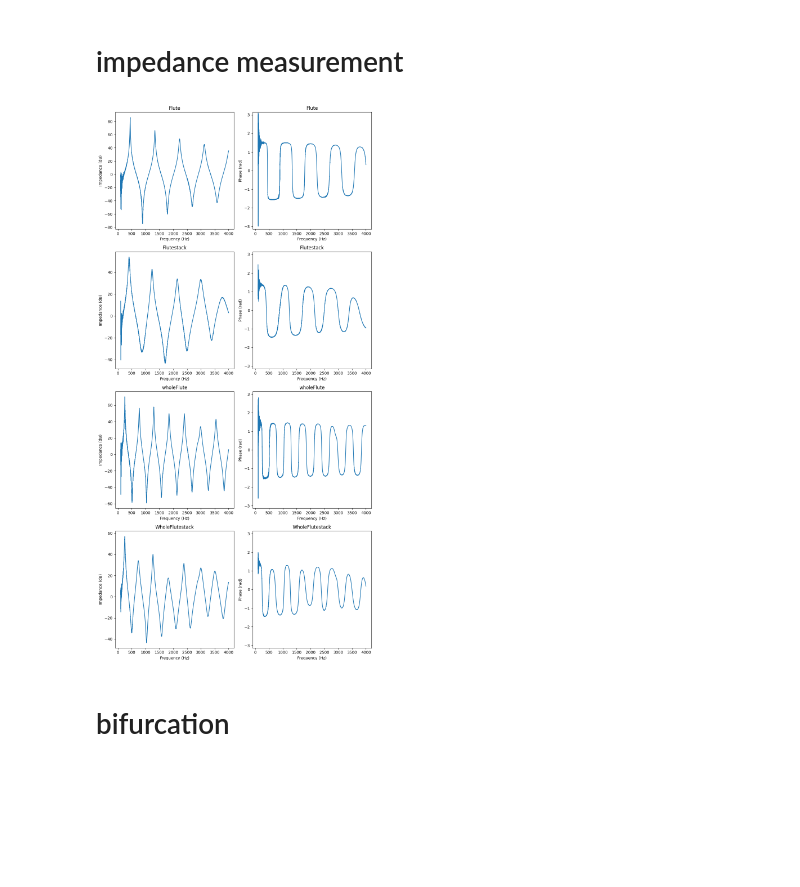
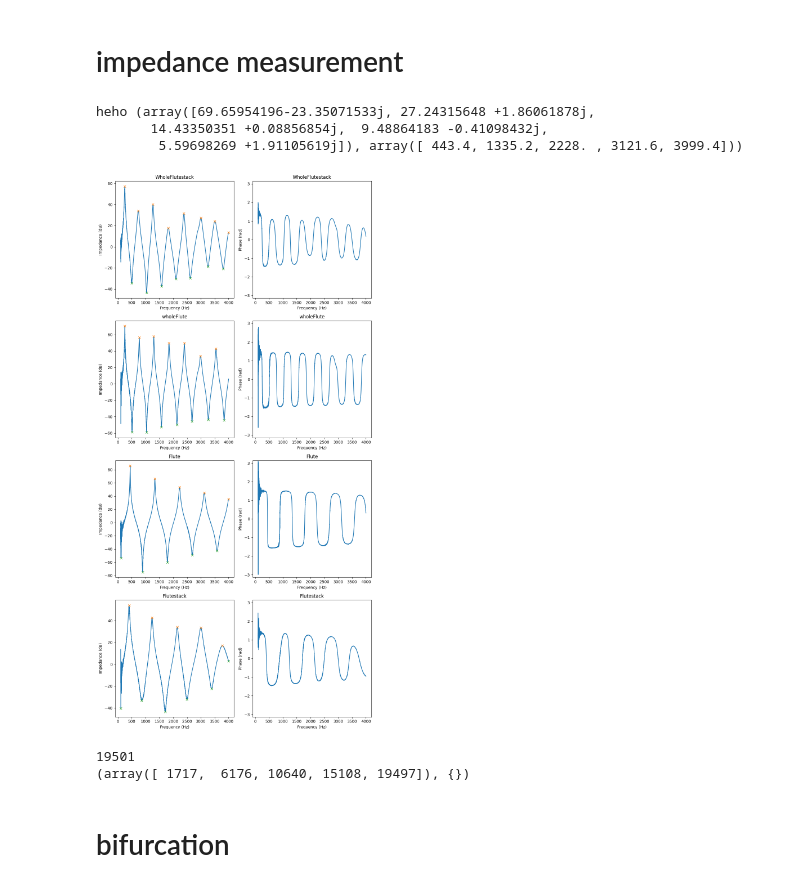
Before and after one commit to kjle/Acoustique-Musicale-TP, a Jupyter notebook: vent/data_analyse.ipynb, the cells around one changed output. Cells and saved outputs as stored; diff of their text form; code cells hidden in the pictures; blank space fills up the shorter version.

Commit message:
find maximas

```diff
--- a/vent/data_analyse.ipynb
+++ b/vent/data_analyse.ipynb
@@ -13,34 +41,89 @@ config = {
+# %%
+## Test function to get local maximas
+
+data = pd.DataFrame(columns=['Freq', 'Impedance'])
+
+path = os.path.join(config['data_folder'], 'Flute', config['file_name'])
+tmp = pd.read_csv(path, sep="\\s+", decimal=',', header=None)
+
+data['Freq'] = tmp.iloc[:, 0]
+data['Impedance'] = tmp.iloc[:, 1] + 1j * tmp.iloc[:, 2]
+
+print( "heho",get_local_maximas(data['Impedance'].to_numpy(),data['Freq'].to_numpy()))
+# %% [output]
+heho (array([69.65954196-23.35071533j, 27.24315648 +1.86061878j,
+       14.43350351 +0.08856854j,  9.48864183 -0.41098432j,
+        5.59698269 +1.91105619j]), array([ 443.4, 1335.2, 2228. , 3121.6, 3999.4]))
 # %%
 subfolders = [f for f in os.listdir(config['data_folder']) if os.path.isdir(os.path.join(config['data_folder'], f))]
 
 N_fig = len(subfolders)
 fig, ax = plt.subplots(N_fig, 2, figsize=(10, 5 * N_fig))
 
 data = pd.DataFrame(columns=['Freq', 'Impedance'])
 
 for idx, subfolder in enumerate(subfolders):
     path = os.path.join(config['data_folder'], subfolder, config['file_name'])
-    tmp = pd.read_csv(path, sep="\s+", decimal=',', header=None)
+    tmp = pd.read_csv(path, sep="\\s+", decimal=',', header=None)
 
     data['Freq'] = tmp.iloc[:, 0]
     data['Impedance'] = tmp.iloc[:, 1] + 1j * tmp.iloc[:, 2]
 
+
     # ax[idx, 0].plot(data['Freq'], np.abs(data['Impedance']))
-    ax[idx, 0].plot(data['Freq'], 20 * np.log(np.abs(data['Impedance'])))
+    ax[idx, 0].plot(data['Freq'], to_db(data['Impedance']))
     ax[idx, 0].set_title(subfolder)
     ax[idx, 0].set_xlabel('Frequency (Hz)')
     ax[idx, 0].set_ylabel('Impedance (dB)')
+
+    max_values,  max_freq = get_local_maximas(data['Impedance'],data['Freq'])
+    min_values,  min_freq = get_local_minimas(data['Impedance'],data['Freq'])
+    ax[idx, 0].plot(max_freq, to_db(max_values), "x")
+    ax[idx, 0].plot(min_freq, to_db(min_values), "x")
 
     ax[idx, 1].plot(data['Freq'], np.angle(data['Impedance']))
     ax[idx, 1].set_title(subfolder)
     ax[idx, 1].set_xlabel('Frequency (Hz)')
     ax[idx, 1].set_ylabel('Phase (rad)')
     ax[idx, 1].set_ylim(-np.pi, np.pi)
 
+
 plt.tight_layout()
 plt.show()
 # %% [output]
-[figure, old version]
+[figure, new version]
+# %%
+from scipy.signal import find_peaks
+
+def get_local_maximas(data, frequences):
+    """
+    Identifies local maxima in the given data array and returns the maxima with their corresponding frequencies.
+    Returns:
+    tuple: A tuple of two numpy arrays:
+        - maxima_values: Values of the local maxima in the data.
+        - maxima_frequencies: Frequencies corresponding to the local maxima.
+    """
+    # Identify indices of local maxima
+    print(data.to_numpy().shape[0])
+    maxima_indices = find_peaks(np.abs(data.to_numpy()), distance = data.to_numpy().shape[0]/8)
+    print(maxima_indices)
+    # Get the corresponding maxima values and frequencies
+    maxima_values = data[maxima_indices]
+    maxima_frequencies = frequences[maxima_indices]
+
+    return maxima_indices, maxima_values, maxima_frequencies
+
+data = pd.DataFrame(columns=['Freq', 'Impedance'])
+
+path = os.path.join(config['data_folder'], 'Flute', config['file_name'])
+tmp = pd.read_csv(path, sep="\s+", decimal=',', header=None)
+
+data['Freq'] = tmp.iloc[:, 0]
+data['Impedance'] = tmp.iloc[:, 1] + 1j * tmp.iloc[:, 2]
+get_local_maximas(data['Impedance'],data['Freq'])
+# %% [output]
+19501
+(array([ 1717,  6176, 10640, 15108, 19497]), {})
 # %% [markdown]
 # bifurcation
 # %%
```
Also changed, not shown: parts of 2 cells of this notebook.
